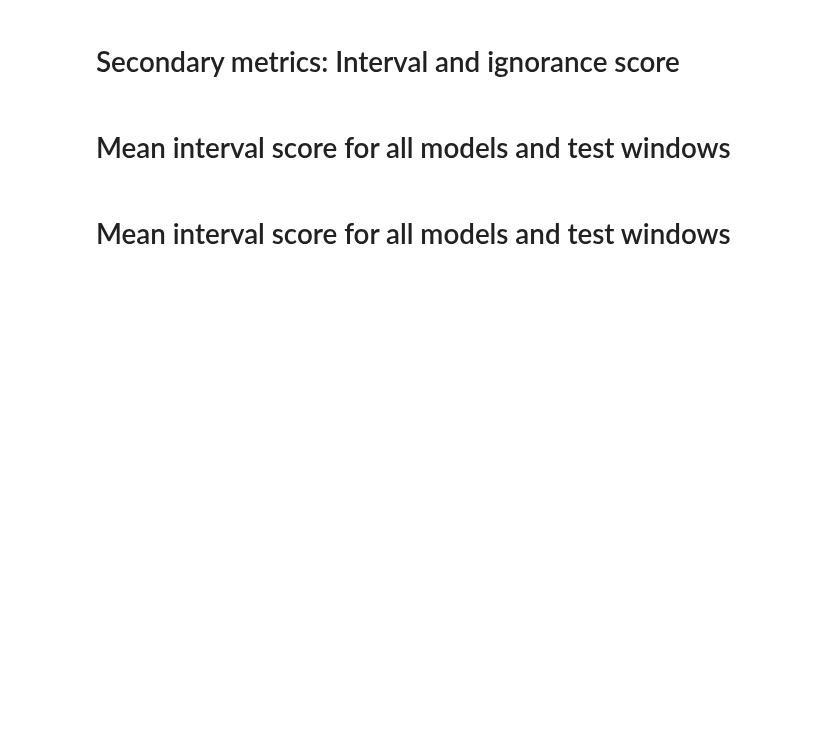
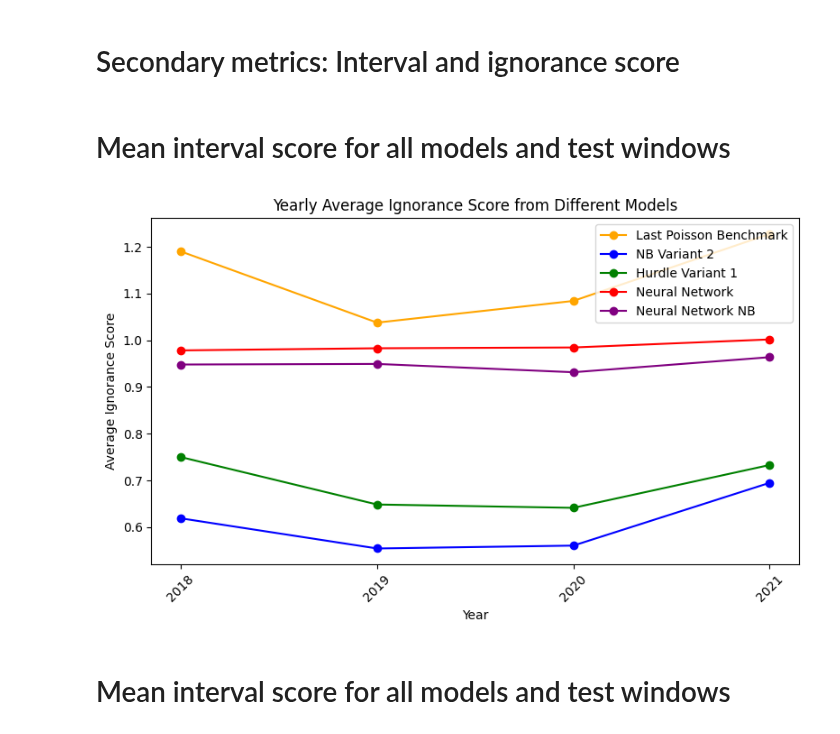
Before and after one commit to toboden/ConflictPredProbabilistic, a Jupyter notebook: plots_model_comp/prediction_plots.ipynb, the cells around one changed output. Drawn from its saved outputs; the diff is of its cells as text; code cells hidden in the pictures; blank space fills up the shorter version.

```diff
--- a/plots_model_comp/prediction_plots.ipynb
+++ b/plots_model_comp/prediction_plots.ipynb
@@ -1434,35 +1434,37 @@ for i in range(len(ignorance_by_year)):
 import matplotlib.pyplot as plt
 
 # Daten
 methoden = [
     'Last Poisson Benchmark',
     'NB Variant 2',
     'Hurdle Variant 1',
     'Neural Network',
     'Neural Network NB'
 ]
 
 # Plot erstellen
 plt.figure(figsize=(8, 5))
 
 colors = ['orange','blue','green','red','purple']
 
 # Für jede Methode eine Linie zeichnen
 for i, methode in enumerate(methoden):
     plt.plot(ignorance_by_year.keys(), [ignorance_by_year[jahr][i] for jahr in ignorance_by_year.keys()], marker='o', label=methode, color=colors[i])
 
 # Titel und Achsenbeschriftungen
-plt.title('Yearly Average CRPS from Different Models')
+plt.title('Yearly Average Ignorance Score from Different Models')
 plt.xlabel('Year')
-plt.ylabel('Average CRPS')
+plt.ylabel('Average Ignorance Score')
 
 # Legende hinzufügen
 plt.legend() #loc='center left', bbox_to_anchor=(1, 0.5)
 
 # Diagramm anzeigen
 plt.xticks(rotation=45)
 plt.tight_layout()
 plt.show()
+# %% [output]
+[figure, added]
 # %% [markdown]
 # Mean interval score for all models and test windows
 # %%
```
Also changed, not shown: parts of 1 cell of this notebook.
